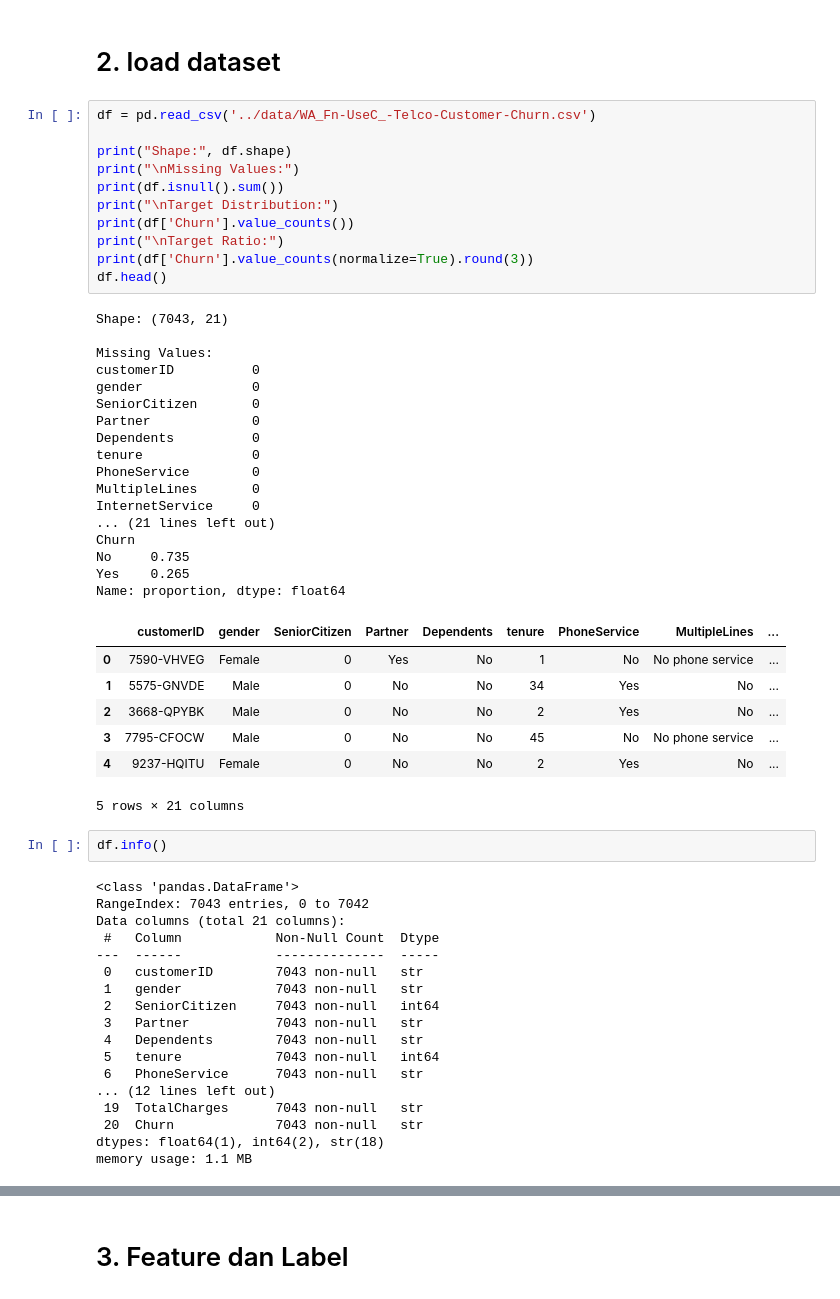
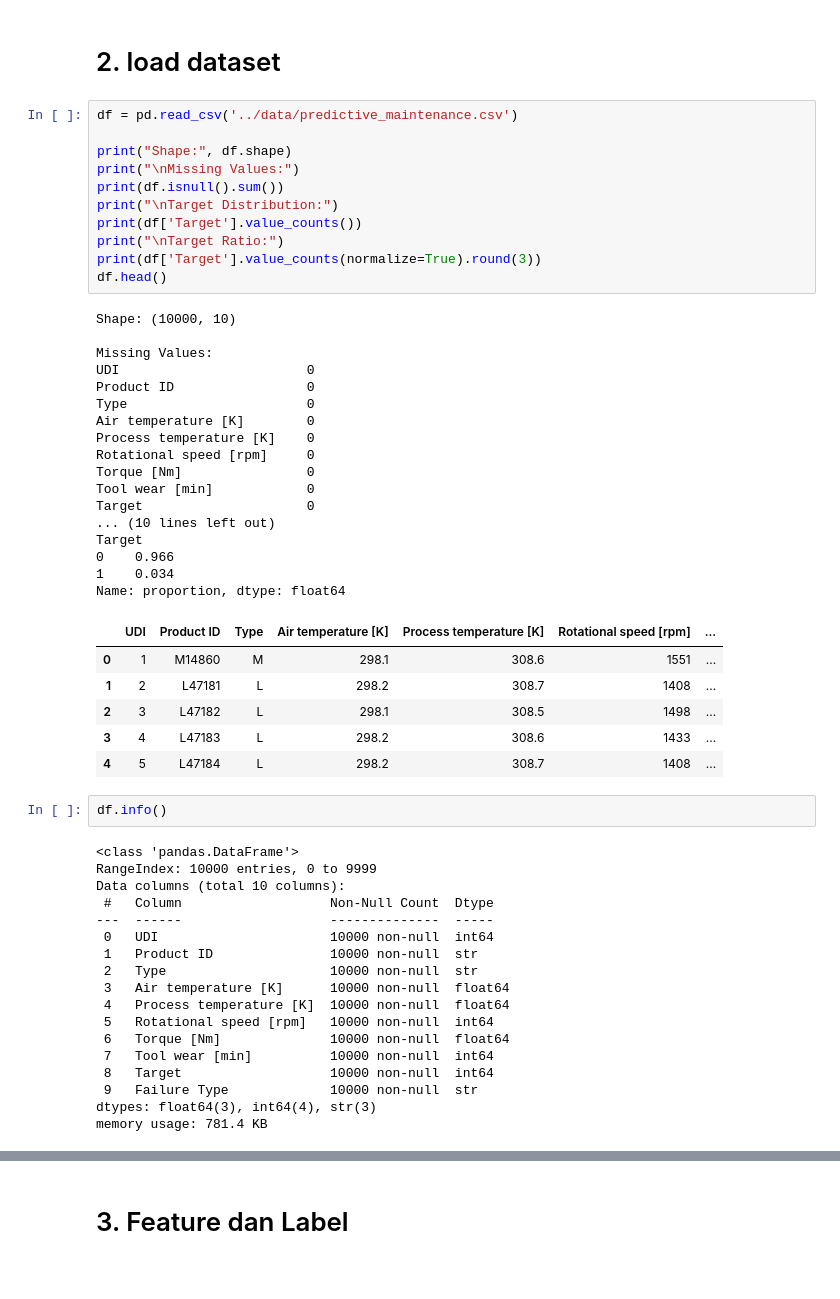
Before and after one commit to Qorrykharismayani/Tugas-Besar-Machine-Learning, a Jupyter notebook: notebooks/model_rf.ipynb, the cells around one changed output, grey strips where cells are left out. Cells and saved outputs as stored; diff of their text form.

```diff
--- a/notebooks/model_rf.ipynb
+++ b/notebooks/model_rf.ipynb
@@ -31,58 +31,57 @@ print("✅ Library siap")
 # %% [markdown]
 # 2. load dataset
 # %%
-df = pd.read_csv('../data/WA_Fn-UseC_-Telco-Customer-Churn.csv')
+df = pd.read_csv('../data/predictive_maintenance.csv')
 
 print("Shape:", df.shape)
 print("\nMissing Values:")
 print(df.isnull().sum())
 print("\nTarget Distribution:")
-print(df['Churn'].value_counts())
+print(df['Target'].value_counts())
 print("\nTarget Ratio:")
-print(df['Churn'].value_counts(normalize=True).round(3))
+print(df['Target'].value_counts(normalize=True).round(3))
 df.head()
 # %% [output]
-Shape: (7043, 21)
+Shape: (10000, 10)
 
 Missing Values:
-customerID          0
-gender              0
-SeniorCitizen       0
-Partner             0
-Dependents          0
-tenure              0
-PhoneService        0
-MultipleLines       0
-InternetService     0
-... (21 lines left out)
-Churn
-No     0.735
-Yes    0.265
+UDI                        0
+Product ID                 0
+Type                       0
+Air temperature [K]        0
+Process temperature [K]    0
+Rotational speed [rpm]     0
+Torque [Nm]                0
+Tool wear [min]            0
+Target                     0
+... (10 lines left out)
+Target
+0    0.966
+1    0.034
 Name: proportion, dtype: float64
-|  | customerID | gender | SeniorCitizen | Partner | Dependents | tenure | PhoneService | MultipleLines | ... |
-| 0 | 7590-VHVEG | Female | 0 | Yes | No | 1 | No | No phone service | ... |
-| 1 | 5575-GNVDE | Male | 0 | No | No | 34 | Yes | No | ... |
-| 2 | 3668-QPYBK | Male | 0 | No | No | 2 | Yes | No | ... |
-| 3 | 7795-CFOCW | Male | 0 | No | No | 45 | No | No phone service | ... |
-| 4 | 9237-HQITU | Female | 0 | No | No | 2 | Yes | No | ... |
+|  | UDI | Product ID | Type | Air temperature [K] | Process temperature [K] | Rotational speed [rpm] | ... |
+| 0 | 1 | M14860 | M | 298.1 | 308.6 | 1551 | ... |
+| 1 | 2 | L47181 | L | 298.2 | 308.7 | 1408 | ... |
+| 2 | 3 | L47182 | L | 298.1 | 308.5 | 1498 | ... |
+| 3 | 4 | L47183 | L | 298.2 | 308.6 | 1433 | ... |
+| 4 | 5 | L47184 | L | 298.2 | 308.7 | 1408 | ... |
-5 rows × 21 columns
 # %%
 df.info()
 # %% [output]
 <class 'pandas.DataFrame'>
-RangeIndex: 7043 entries, 0 to 7042
-Data columns (total 21 columns):
- #   Column            Non-Null Count  Dtype
----  ------            --------------  -----
- 0   customerID        7043 non-null   str
- 1   gender            7043 non-null   str
- 2   SeniorCitizen     7043 non-null   int64
- 3   Partner           7043 non-null   str
- 4   Dependents        7043 non-null   str
- 5   tenure            7043 non-null   int64
- 6   PhoneService      7043 non-null   str
-... (12 lines left out)
- 19  TotalCharges      7043 non-null   str
- 20  Churn             7043 non-null   str
-dtypes: float64(1), int64(2), str(18)
-memory usage: 1.1 MB
+RangeIndex: 10000 entries, 0 to 9999
+Data columns (total 10 columns):
+ #   Column                   Non-Null Count  Dtype
+---  ------                   --------------  -----
+ 0   UDI                      10000 non-null  int64
+ 1   Product ID               10000 non-null  str
+ 2   Type                     10000 non-null  str
+ 3   Air temperature [K]      10000 non-null  float64
+ 4   Process temperature [K]  10000 non-null  float64
+ 5   Rotational speed [rpm]   10000 non-null  int64
+ 6   Torque [Nm]              10000 non-null  float64
+ 7   Tool wear [min]          10000 non-null  int64
+ 8   Target                   10000 non-null  int64
+ 9   Failure Type             10000 non-null  str
+dtypes: float64(3), int64(4), str(3)
+memory usage: 781.4 KB
```
Also changed, not shown: parts of 19 cells of this notebook, 5 other files.
